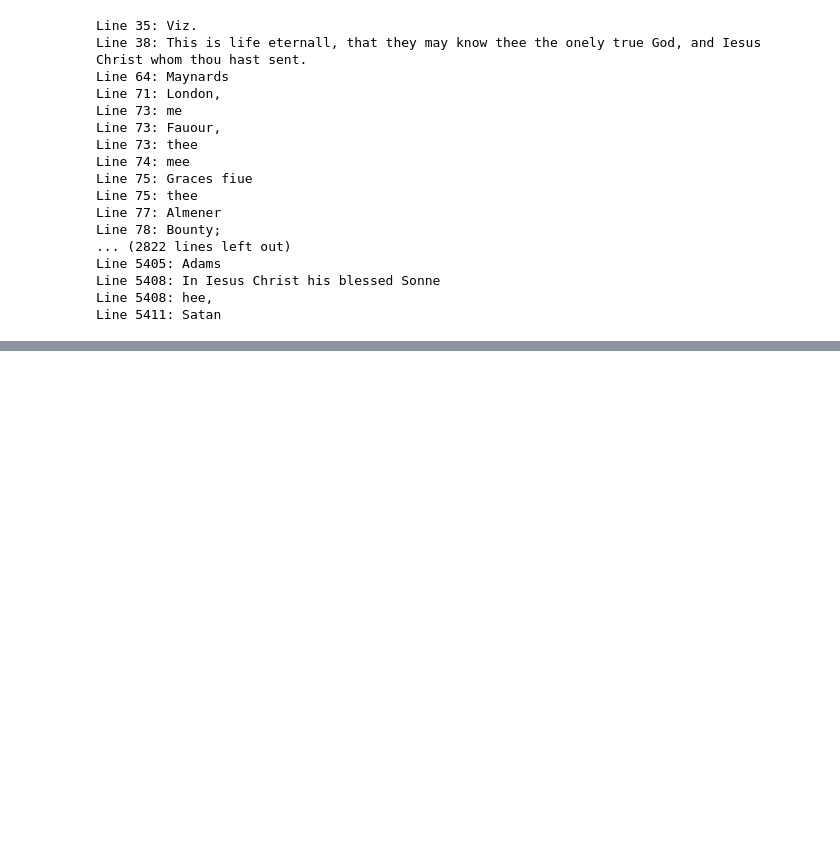
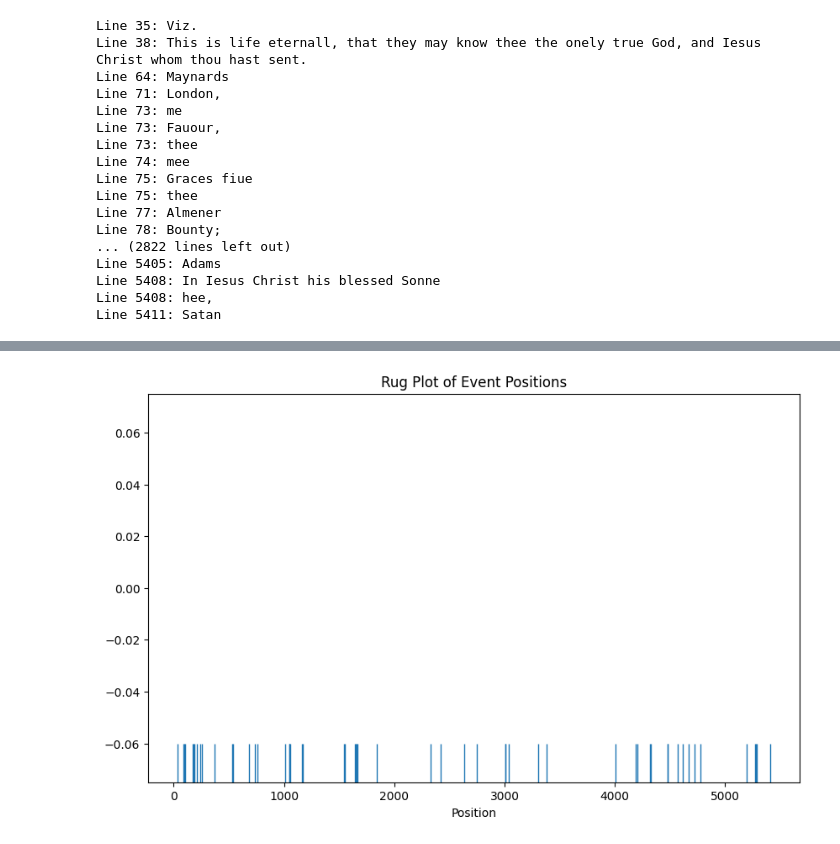
Before and after one commit to zzou21/ECBCData2024, a Jupyter notebook: XMLProcessing/IDItalics.ipynb, the cells around one changed output, grey strips where cells are left out. Cells and saved outputs as stored; diff of their text form; code cells hidden in the pictures; blank space fills up the shorter version.

```diff
--- a/XMLProcessing/IDItalics.ipynb
+++ b/XMLProcessing/IDItalics.ipynb
@@ -54,0 +121,8 @@ Line 5411: Satan
+# %%
+plt.figure(figsize=(10, 6))
+sns.rugplot(lineNumberList, height=0.1)
+plt.title('Rug Plot of Event Positions')
+plt.xlabel('Position')
+plt.show()
+# %% [output]
+[figure, added]
```
Also changed, not shown: parts of 12 cells of this notebook.
